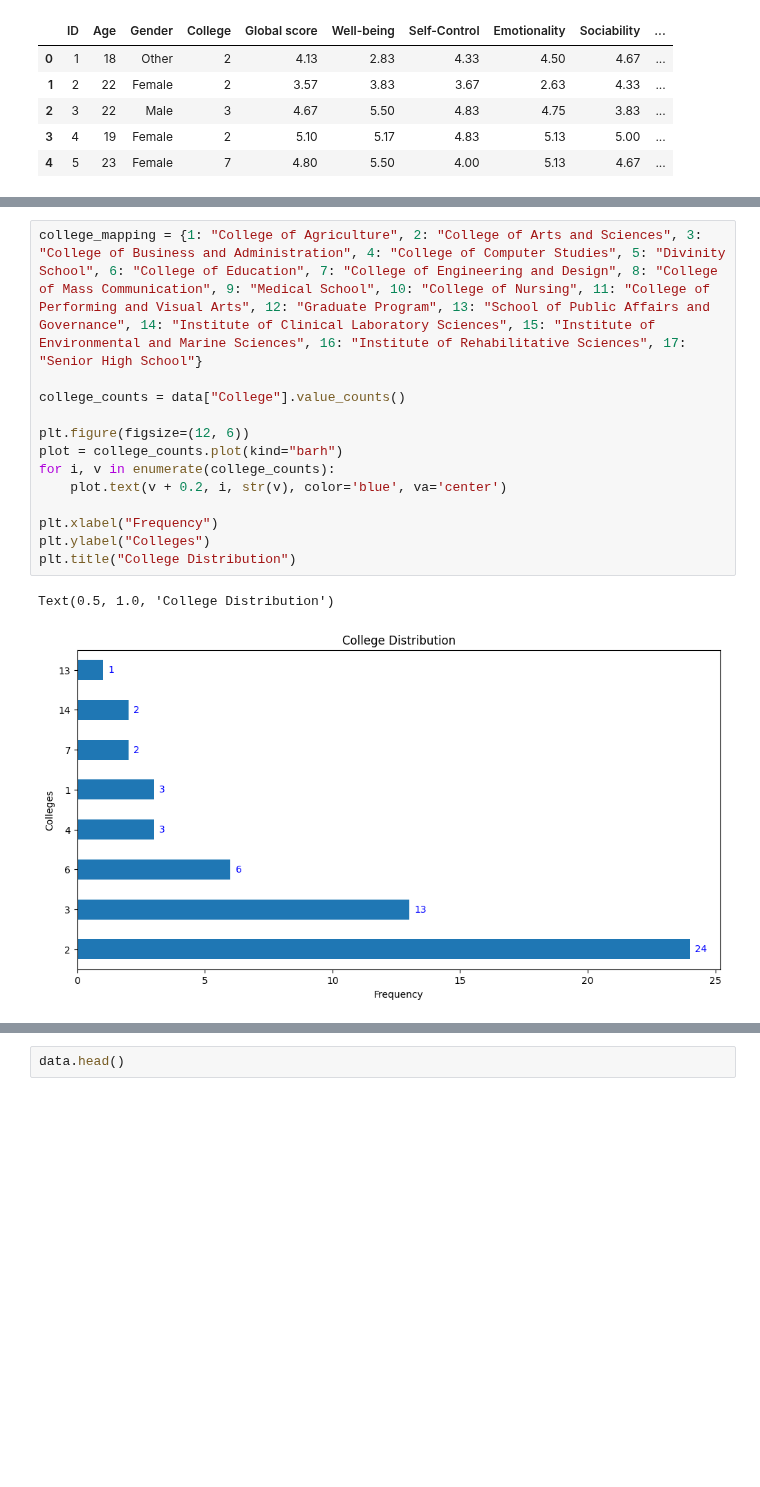
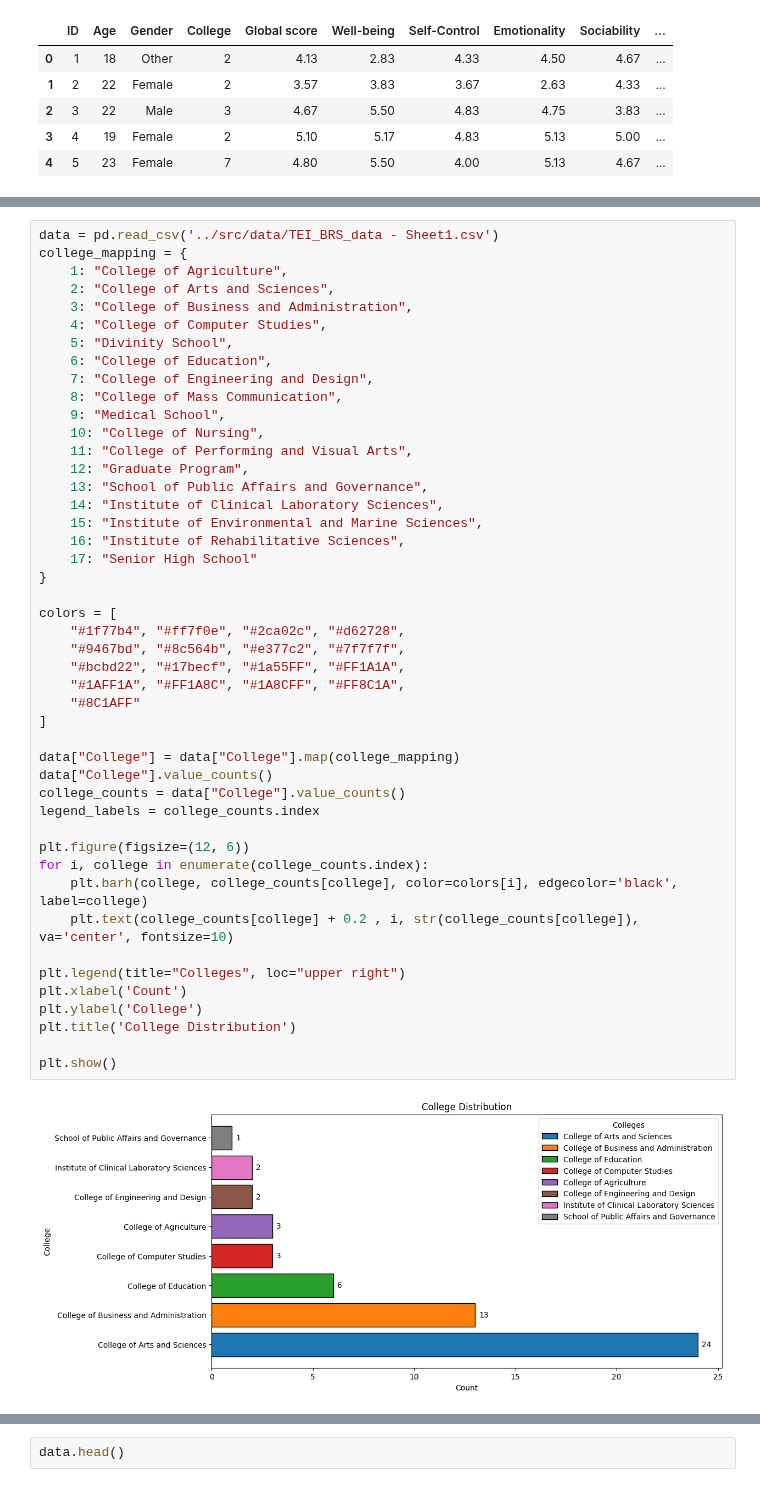
Before and after one commit to OnePewStrike/DataScience, a Jupyter notebook: notebooks/tei-brs.ipynb, the cells around one changed output, grey strips where cells are left out. Cells and saved outputs as stored; diff of their text form; blank space fills up the shorter version.

Commit message:
practice bar and pie graph distributions

```diff
--- a/notebooks/tei-brs.ipynb
+++ b/notebooks/tei-brs.ipynb
@@ -64,16 +85,48 @@ data.head()
 # %%
-college_mapping = {1: "College of Agriculture", 2: "College of Arts and Sciences", 3: "College of Business and Administration", 4: "College of Computer Studies", 5: "Divinity School", 6: "College of Education", 7: "College of Engineering and Design", 8: "College of Mass Communication", 9: "Medical School", 10: "College of Nursing", 11: "College of Performing and Visual Arts", 12: "Graduate Program", 13: "School of Public Affairs and Governance", 14: "Institute of Clinical Laboratory Sciences", 15: "Institute of Environmental and Marine Sciences", 16: "Institute of Rehabilitative Sciences", 17: "Senior High School"}
+data = pd.read_csv('../src/data/TEI_BRS_data - Sheet1.csv')
+college_mapping = {
+    1: "College of Agriculture",
+    2: "College of Arts and Sciences",
+    3: "College of Business and Administration",
+    4: "College of Computer Studies",
+    5: "Divinity School",
+    6: "College of Education",
+    7: "College of Engineering and Design",
+    8: "College of Mass Communication",
+    9: "Medical School",
+    10: "College of Nursing",
+    11: "College of Performing and Visual Arts",
+    12: "Graduate Program",
+    13: "School of Public Affairs and Governance",
+    14: "Institute of Clinical Laboratory Sciences",
+    15: "Institute of Environmental and Marine Sciences",
+    16: "Institute of Rehabilitative Sciences",
+    17: "Senior High School"
+}
 
+colors = [
+    "#1f77b4", "#ff7f0e", "#2ca02c", "#d62728",
+    "#9467bd", "#8c564b", "#e377c2", "#7f7f7f",
+    "#bcbd22", "#17becf", "#1a55FF", "#FF1A1A",
+    "#1AFF1A", "#FF1A8C", "#1A8CFF", "#FF8C1A",
+    "#8C1AFF"
+]
+
+data["College"] = data["College"].map(college_mapping)
+data["College"].value_counts()
 college_counts = data["College"].value_counts()
+legend_labels = college_counts.index
 
 plt.figure(figsize=(12, 6))
-plot = college_counts.plot(kind="barh")
-for i, v in enumerate(college_counts):
-    plot.text(v + 0.2, i, str(v), color='blue', va='center')
+for i, college in enumerate(college_counts.index):
+    plt.barh(college, college_counts[college], color=colors[i], edgecolor='black', label=college)
+    plt.text(college_counts[college] + 0.2 , i, str(college_counts[college]), va='center', fontsize=10)
 
-plt.xlabel("Frequency")
-plt.ylabel("Colleges")
-plt.title("College Distribution")
+plt.legend(title="Colleges", loc="upper right")
+plt.xlabel('Count')
+plt.ylabel('College')
+plt.title('College Distribution')
+
+plt.show()
 # %% [output]
-Text(0.5, 1.0, 'College Distribution')
-[figure, old version]
+[figure, new version]
```
Also changed, not shown: parts of 13 cells of this notebook.
